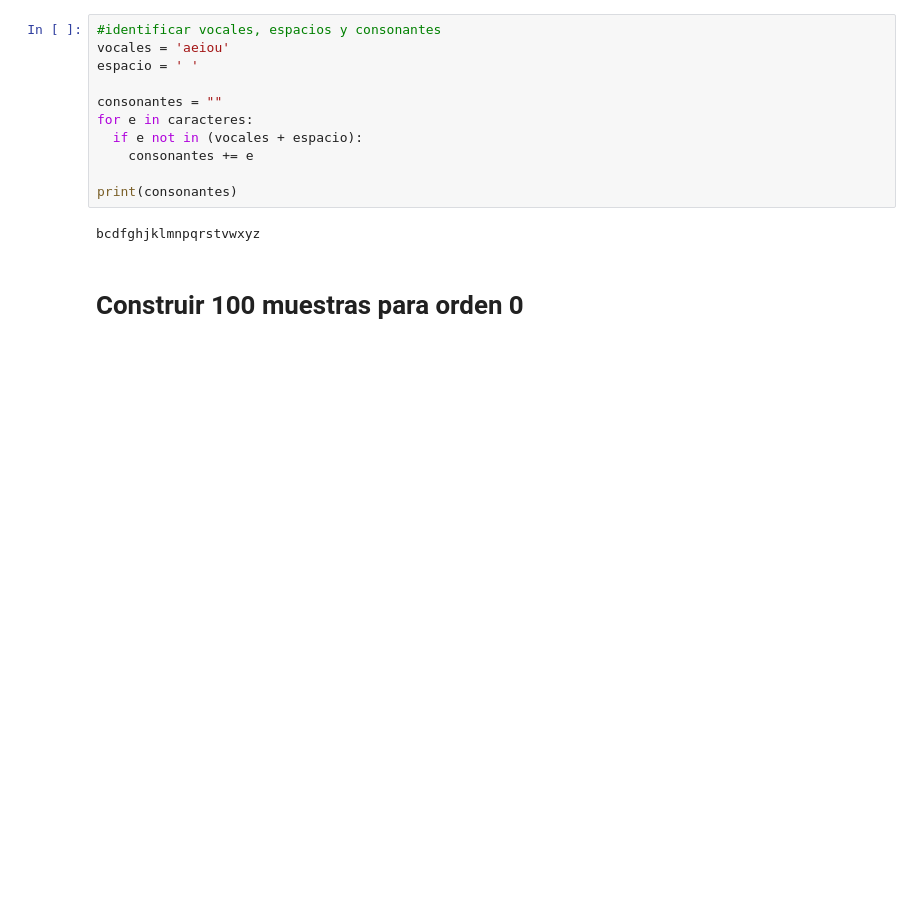
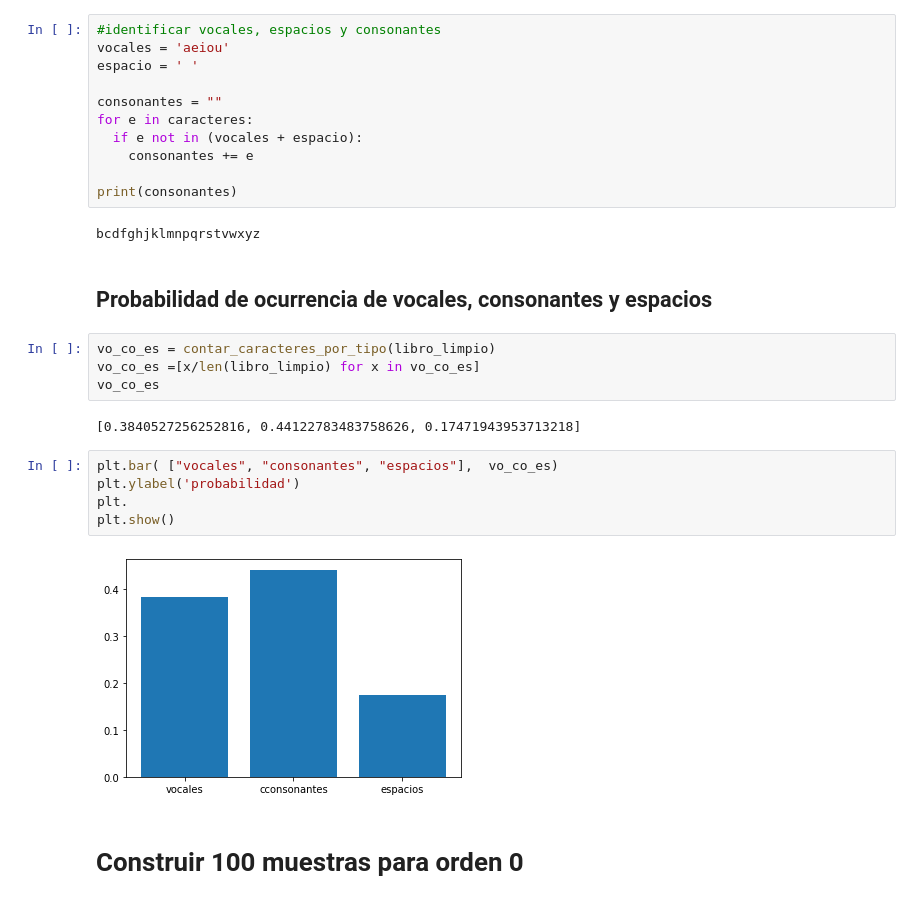
Before and after one commit to AnIsAsPe/ElementosEstadisticaMachineLearningPython, a Jupyter notebook: Esperanza,_Varianza,_Covarianza.ipynb, the cells around one changed output. Drawn from its saved outputs; the diff is of its cells as text; blank space fills up the shorter version.

```diff
--- a/Esperanza,_Varianza,_Covarianza.ipynb
+++ b/Esperanza,_Varianza,_Covarianza.ipynb
@@ -169,6 +169,21 @@ for e in caracteres:
 print(consonantes)
 # %% [output]
 bcdfghjklmnpqrstvwxyz
+# %% [markdown]
+## Probabilidad de ocurrencia de vocales, consonantes y espacios
+# %%
+vo_co_es = contar_caracteres_por_tipo(libro_limpio)
+vo_co_es =[x/len(libro_limpio) for x in vo_co_es]
+vo_co_es
+# %% [output]
+[0.3840527256252816, 0.44122783483758626, 0.17471943953713218]
+# %%
+plt.bar( ["vocales", "consonantes", "espacios"],  vo_co_es)
+plt.ylabel('probabilidad')
+plt.
+plt.show()
+# %% [output]
+[figure, added]
 # %% [markdown]
 # Construir 100 muestras para orden 0
 # %%
```
Also changed, not shown: parts of 17 cells of this notebook.
